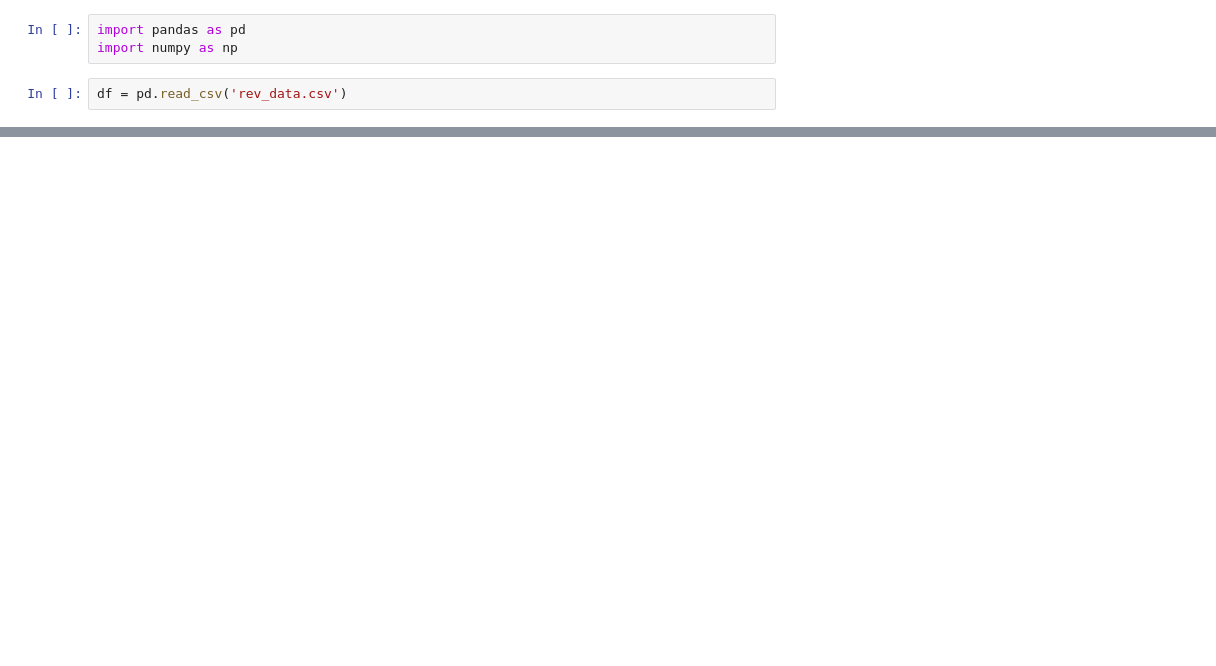
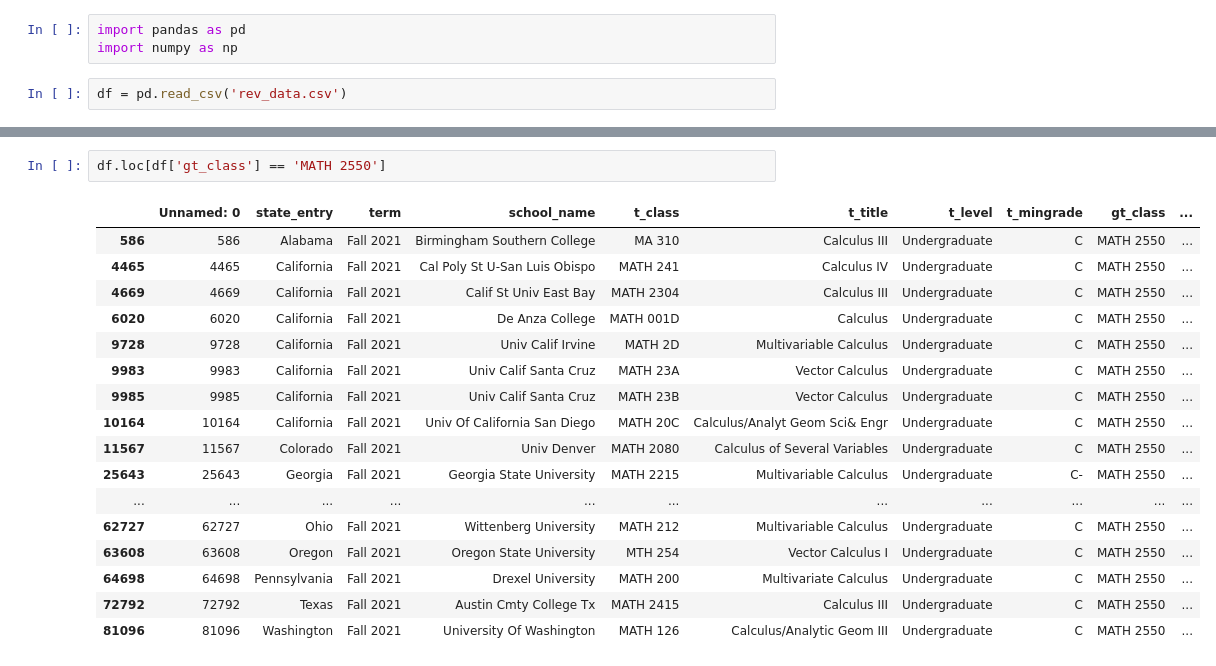
Before and after one commit to dtharumia/gt-what-transfers, a Jupyter notebook: Analysis.ipynb, the cells around one changed output, grey strips where cells are left out. Saved outputs shown, nothing was run; the diff lists cells and outputs as text; blank space fills up the shorter version.

```diff
--- a/Analysis.ipynb
+++ b/Analysis.ipynb
@@ -43,0 +49,20 @@ df.loc[df['gt_class'] == 'MATH  2551']
+# %%
+df.loc[df['gt_class'] == 'MATH 2550']
+# %% [output]
+|  | Unnamed: 0 | state_entry | term | school_name | t_class | t_title | t_level | t_mingrade | gt_class | ... |
+| 586 | 586 | Alabama | Fall 2021 | Birmingham Southern College | MA 310 | Calculus III | Undergraduate | C | MATH 2550 | ... |
+| 4465 | 4465 | California | Fall 2021 | Cal Poly St U-San Luis Obispo | MATH 241 | Calculus IV | Undergraduate | C | MATH 2550 | ... |
+| 4669 | 4669 | California | Fall 2021 | Calif St Univ East Bay | MATH 2304 | Calculus III | Undergraduate | C | MATH 2550 | ... |
+| 6020 | 6020 | California | Fall 2021 | De Anza College | MATH 001D | Calculus | Undergraduate | C | MATH 2550 | ... |
+| 9728 | 9728 | California | Fall 2021 | Univ Calif Irvine | MATH 2D | Multivariable Calculus | Undergraduate | C | MATH 2550 | ... |
+| 9983 | 9983 | California | Fall 2021 | Univ Calif Santa Cruz | MATH 23A | Vector Calculus | Undergraduate | C | MATH 2550 | ... |
+| 9985 | 9985 | California | Fall 2021 | Univ Calif Santa Cruz | MATH 23B | Vector Calculus | Undergraduate | C | MATH 2550 | ... |
+| 10164 | 10164 | California | Fall 2021 | Univ Of California San Diego | MATH 20C | Calculus/Analyt Geom Sci& Engr | Undergraduate | C | MATH 2550 | ... |
+| 11567 | 11567 | Colorado | Fall 2021 | Univ Denver | MATH 2080 | Calculus of Several Variables | Undergraduate | C | MATH 2550 | ... |
+| 25643 | 25643 | Georgia | Fall 2021 | Georgia State University | MATH 2215 | Multivariable Calculus | Undergraduate | C- | MATH 2550 | ... |
+| ... | ... | ... | ... | ... | ... | ... | ... | ... | ... | ... |
+| 62727 | 62727 | Ohio | Fall 2021 | Wittenberg University | MATH 212 | Multivariable Calculus | Undergraduate | C | MATH 2550 | ... |
+| 63608 | 63608 | Oregon | Fall 2021 | Oregon State University | MTH 254 | Vector Calculus I | Undergraduate | C | MATH 2550 | ... |
+| 64698 | 64698 | Pennsylvania | Fall 2021 | Drexel University | MATH 200 | Multivariate Calculus | Undergraduate | C | MATH 2550 | ... |
+| 72792 | 72792 | Texas | Fall 2021 | Austin Cmty College Tx | MATH 2415 | Calculus III | Undergraduate | C | MATH 2550 | ... |
+| 81096 | 81096 | Washington | Fall 2021 | University Of Washington | MATH 126 | Calculus/Analytic Geom III | Undergraduate | C | MATH 2550 | ... |
```
Also changed, not shown: parts of 8 cells of this notebook.
